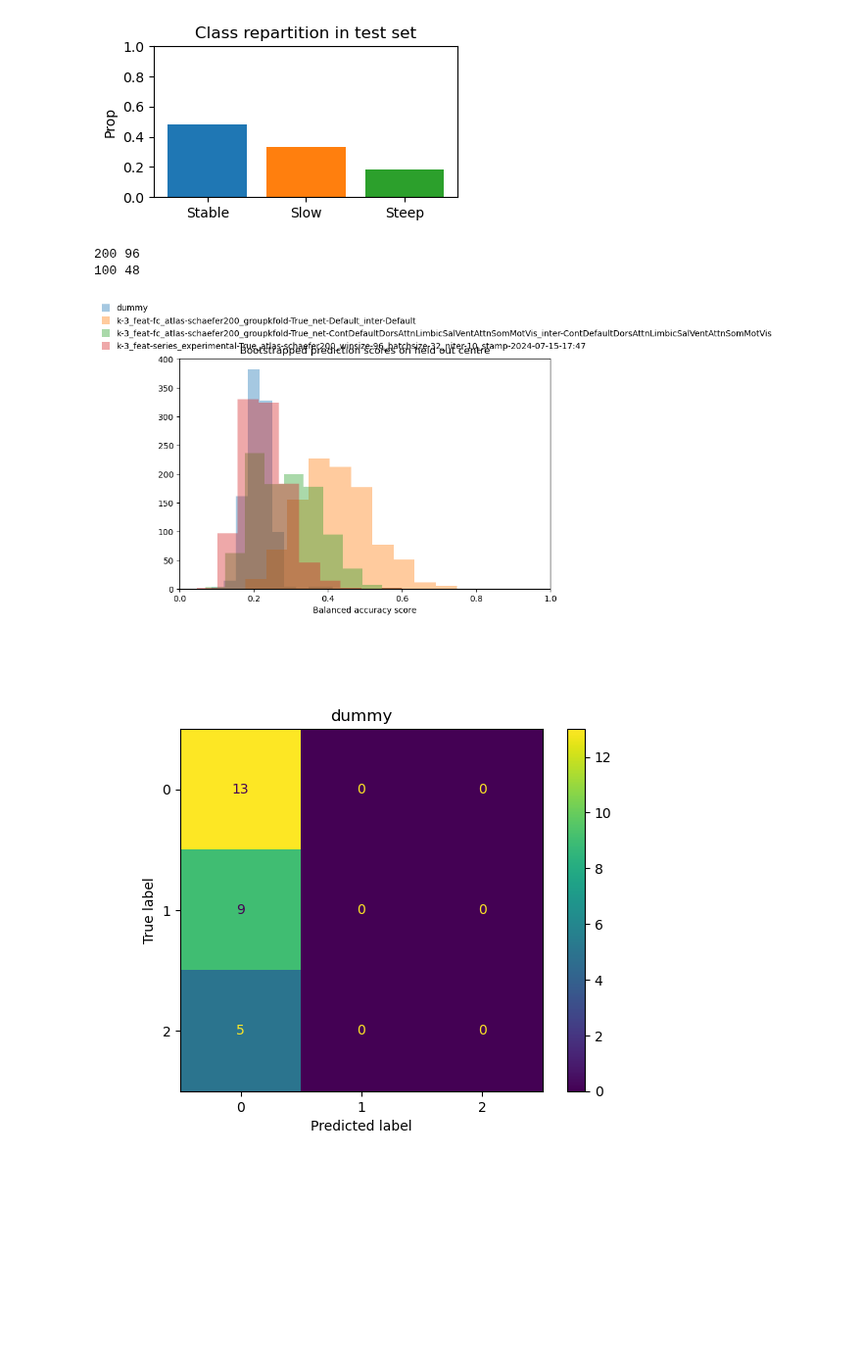
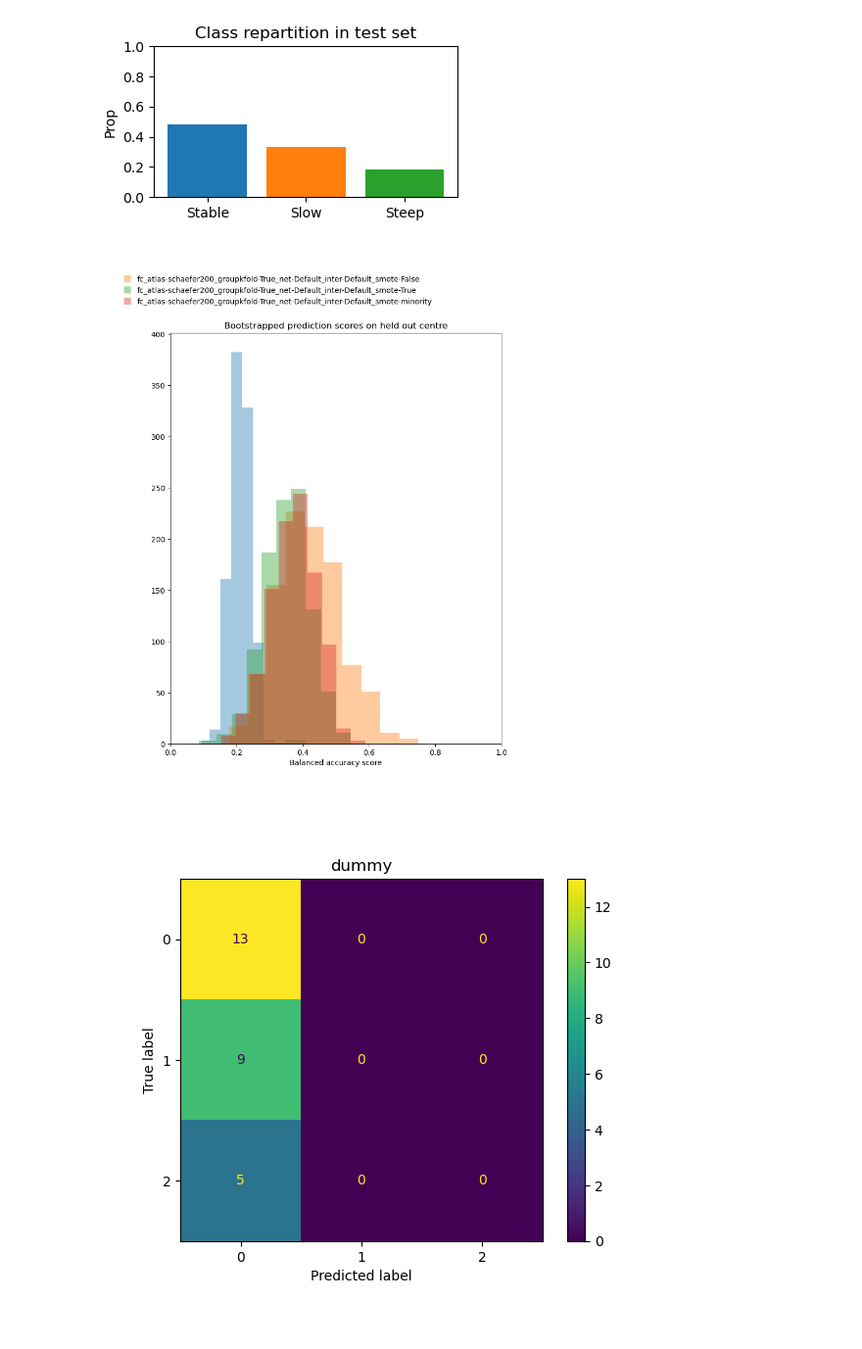
Before and after one commit to jonathan-legrand/cogpred, a Jupyter notebook: evaluate_models.ipynb, the cells around one changed output. Shown at 98% size. Drawn from its saved outputs; the diff is of its cells as text; code cells hidden in the pictures; blank space fills up the shorter version.

```diff
--- a/evaluate_models.ipynb
+++ b/evaluate_models.ipynb
@@ -15,15 +15,18 @@ k = 3
 conn_dir = config["connectivity_matrices"]
 
 fc_exps = [
-    "k-3_feat-fc_atlas-schaefer200_groupkfold-True_net-Default_inter-Default",
-    "k-3_feat-fc_atlas-schaefer200_groupkfold-True_net-ContDefaultDorsAttnLimbicSalVentAttnSomMotVis_inter-ContDefaultDorsAttnLimbicSalVentAttnSomMotVis"
+    "k-3_feat-fc_atlas-schaefer200_groupkfold-True_net-Default_inter-Default_smote-False",
+    "k-3_feat-fc_atlas-schaefer200_groupkfold-True_net-Default_inter-Default_smote-True",
+    "k-3_feat-fc_atlas-schaefer200_groupkfold-True_net-Default_inter-Default_smote-minority",
+    #"k-3_feat-fc_atlas-schaefer200_groupkfold-True_net-ContDefaultDorsAttnLimbicSalVentAttnSomMotVis_inter-ContDefaultDorsAttnLimbicSalVentAttnSomMotVis"
 ]
 volumetry = [
     "k-3_feat-volumetry_atlas-schaefer200_experimental-False"
 ]
 
 series_exp = [
-    "k-3_feat-series_experimental-True_atlas-schaefer200_winsize-96_batchsize-32_niter-10_stamp-2024-07-15-17:47"
+    #"k-3_feat-series_experimental-True_atlas-schaefer200_winsize-96_batchsize-32_niter-10_stamp-2024-07-15-17:47"
+    #"k-3_feat-series_experimental-True_atlas-schaefer200_winsize-96_batchsize-64_niter-10_stamp-2024-07-16-12:07"
 ]
 
 matrices, metadata = make_test_data(conn_dir, ATLAS, k)
@@ -67,9 +70,10 @@ def evaluate_series_model(expname):
     fetcher = TSFetcher(TSPATH)
 
     # TODO Systematic selection
-    net_indexer = np.full((len(atlas.macro_labels,)), True)
-    #net_indexer = np.where(np.array(atlas.macro_labels) == "SomMot", True, False)
-    #net_indexer += np.where(np.array(atlas.macro_labels) == "Limbic", True, False)
+    #net_indexer = np.full((len(atlas.macro_labels,)), True)
+    net_indexer = np.where(np.array(atlas.macro_labels) == "Default", True, False)
+    net_indexer += np.where(np.array(atlas.macro_labels) == "SomMot", True, False)
+    net_indexer += np.where(np.array(atlas.macro_labels) == "Limbic", True, False)
     exppath = dir / expname
     features = make_features(fetcher, metadata, net_indexer)
 
@@ -158,25 +162,23 @@ for ts_exp in series_exp:
     res[ts_exp] = dict()
     res[ts_exp]["y_pred"] = y_pred
     res[ts_exp]["score"], res[ts_exp]["dist"] = bootstrap_predictions(y_test, y_pred)
-# %% [output]
-200 96
-100 48
 # %%
-fig, axes = plt.subplots(figsize=(8, 5))
+fig, axes = plt.subplots(figsize=(8, 10))
 for model, resdict in res.items():
-    axes.hist(resdict["dist"], alpha=0.4, label=model)
+    axes.hist(resdict["dist"], alpha=0.4, label=model[9:])
 
     disp = ConfusionMatrixDisplay.from_predictions(
         y_test, resdict["y_pred"]#, labels=classes
     )
     disp.ax_.set_title(model)
 
 axes.set_xlabel(f"Balanced accuracy score")
 axes.set_title("Bootstrapped prediction scores on held out centre")
 axes.set_xlim(0, 1)
 #fig.legend(loc="lower left")
-fig.legend()
+fig.legend(bbox_to_anchor=(0, 1.0), loc='upper left')
+#fig.legend()
 plt.show()
 # %% [output]
-[figure, old version]
+[figure, new version]
 [figure]
```
Also changed, not shown: parts of 6 cells of this notebook.
